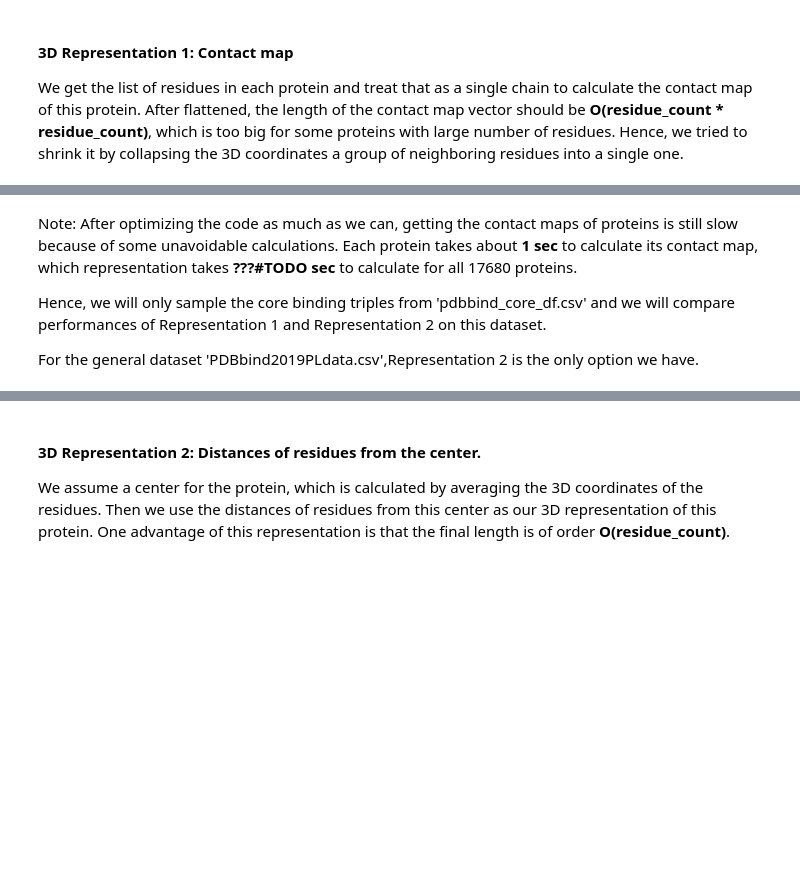
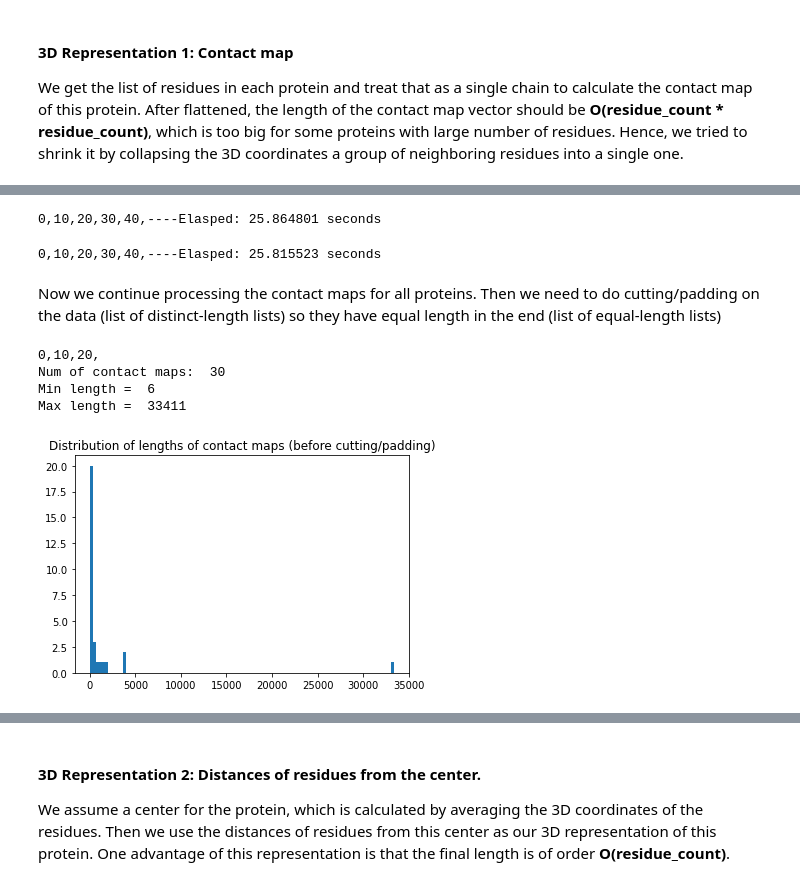
Before and after one commit to XiaominLi1998/AM216-FinalProject, a Jupyter notebook: May7_Confirmed_Final_Drug_Binding_Project.ipynb, the cells around one changed output, grey strips where cells are left out. Drawn from its saved outputs; the diff is of its cells as text; code cells hidden in the pictures; blank space fills up the shorter version.

Commit message:
Completed Contact Map & Center Distances representations for proteins

```diff
--- a/May7_Confirmed_Final_Drug_Binding_Project.ipynb
+++ b/May7_Confirmed_Final_Drug_Binding_Project.ipynb
@@ -267,2 +286,0 @@ NameError: ignored
-# %%
-map = get_protein_contact_map_slow(pdb_proteinName[0],shrinking_ratio=SHRINKING_RATIO)
@@ -269,15 +329,62 @@ map = get_protein_contact_map_slow(pdb_proteinName[0],shrinking_ratio=SHRINKING_
+# %%
+def foo4(proteinName):
+  structure=MMTFParser.get_structure_from_url(proteinName)
+  residues_all = structure.get_residues()
+  CA_coord_list = [residue['CA'].coord for residue in residues_all if 'CA' in residue]
+  return CA_coord_list
+
+t_start = time.time()
+for i in range(50):
+  foo4(pdb_proteinName[i])
+  if i %10==0:
+    print(i, end=",")
+
+t_end = time.time(); print("----Elasped: %f seconds" % (t_end - t_start));
+# %% [output]
+0,10,20,30,40,----Elasped: 25.864801 seconds
+# %%
+def foo5(proteinName):
+  structure=MMTFParser.get_structure_from_url(proteinName)
+  residues_all = structure.get_residues()
+  # CA_coord_list = [residue['CA'].coord for residue in residues_all if 'CA' in residue]
+  CA_coord_list = list(map(lambda residue: residue['CA'].coord if 'CA' in residue else [], residues_all))
+  CA_coord_list = filter(lambda ls: ls != [], CA_coord_list)
+
+  return CA_coord_list
+
+t_start = time.time()
+for i in range(50):
+  foo5(pdb_proteinName[i])
+  if i %10==0:
+    print(i, end=",")
+
+t_end = time.time(); print("----Elasped: %f seconds" % (t_end - t_start));
+# %% [output]
+0,10,20,30,40,----Elasped: 25.815523 seconds
+# %% [markdown]
+Now we continue processing the contact maps for all proteins. Then we need to do cutting/padding on the data (list of distinct-length lists) so they have equal length in the end (list of equal-length lists)
 # %%
 # Get contact maps for all proteins:
-
 SHRINKING_RATIO = 20 #after exploring, 20 is a good SHRINKING_RATIO to shrink the contact maps into reasonable lengths
 contact_maps = []
 lens = []
-for i in range(len(pdb_proteinName)):
-  map = get_protein_contact_map(pdb_proteinName_small[i],shrinking_ratio=SHRINKING_RATIO)
-  contact_maps.append(map)
-  lens.append(len(map))
+
+for i in range(len(pdb_proteinName_medium)):
+  cm = get_protein_contact_map(pdb_proteinName_medium[i], shrinking_ratio=SHRINKING_RATIO)
+  contact_maps.append(cm)
+  lens.append(len(cm))
 
   if i %10==0:
     print(i, end=",")
 
-print(np.min(lens), np.max(lens))
+print("\nNum of contact maps: ", len(contact_maps))
+print("Min length = ", np.min(lens))
+print("Max length = ", np.max(lens))
+plt.hist(lens, bins=100);
+plt.title("Distribution of lengths of contact maps (before cutting/padding)");
+# %% [output]
+0,10,20,
+Num of contact maps:  30
+Min length =  6
+Max length =  33411
+[figure, added]
@@ -287,6 +390,0 @@ print(np.min(lens), np.max(lens))
-# %% [markdown]
-Note: After optimizing the code as much as we can, getting the contact maps of proteins is still slow because of some unavoidable calculations. Each protein takes about **1 sec** to calculate its contact map, which representation takes **???#TODO sec** to calculate for all 17680 proteins.
-
-Hence, we will only sample the core binding triples from 'pdbbind_core_df.csv' and we will compare performances of Representation 1 and Representation 2 on this dataset.
-
-For the general dataset 'PDBbind2019PLdata.csv',Representation 2 is the only option we have.
```
Also changed, not shown: parts of 20 cells of this notebook.
